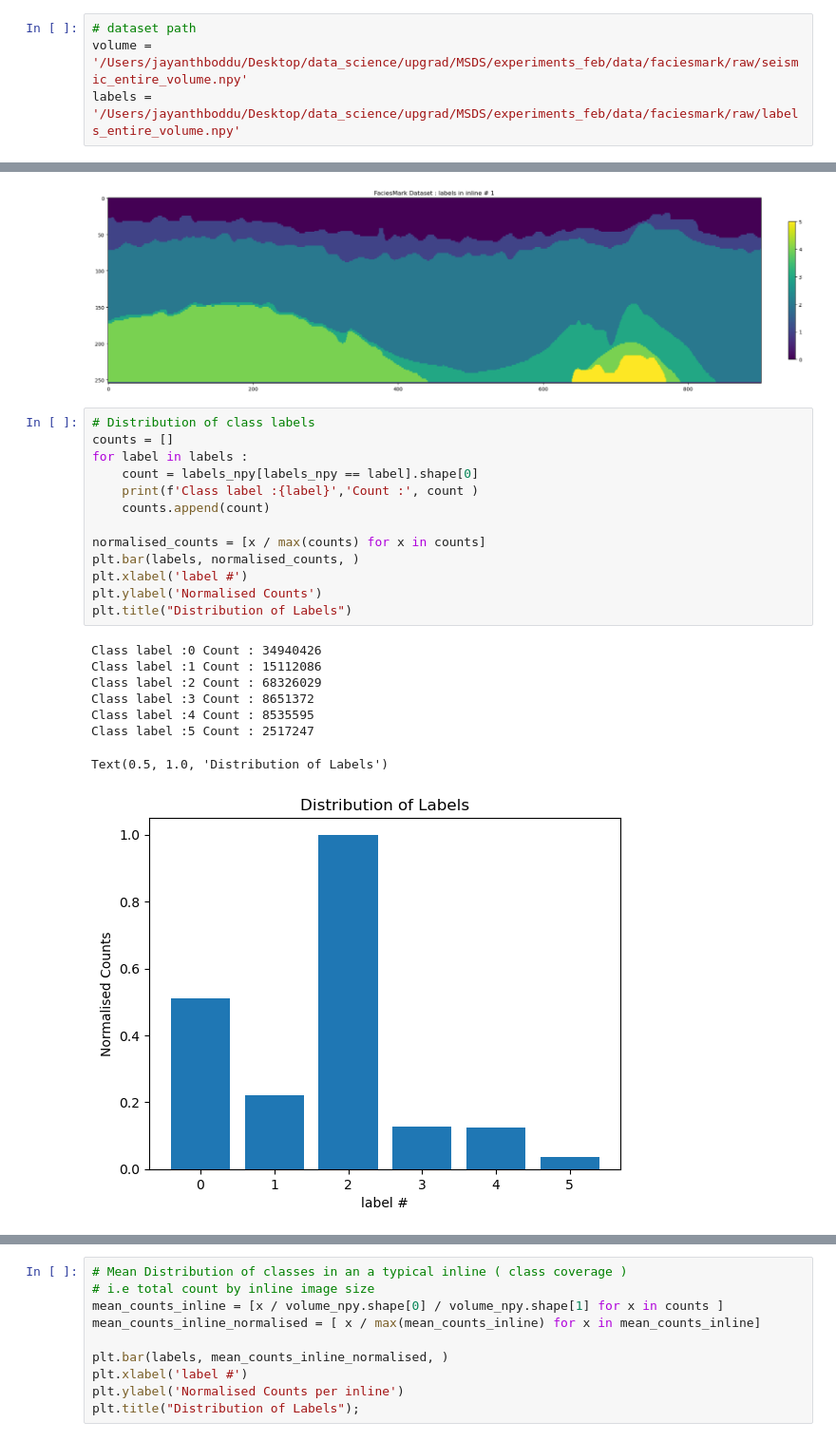
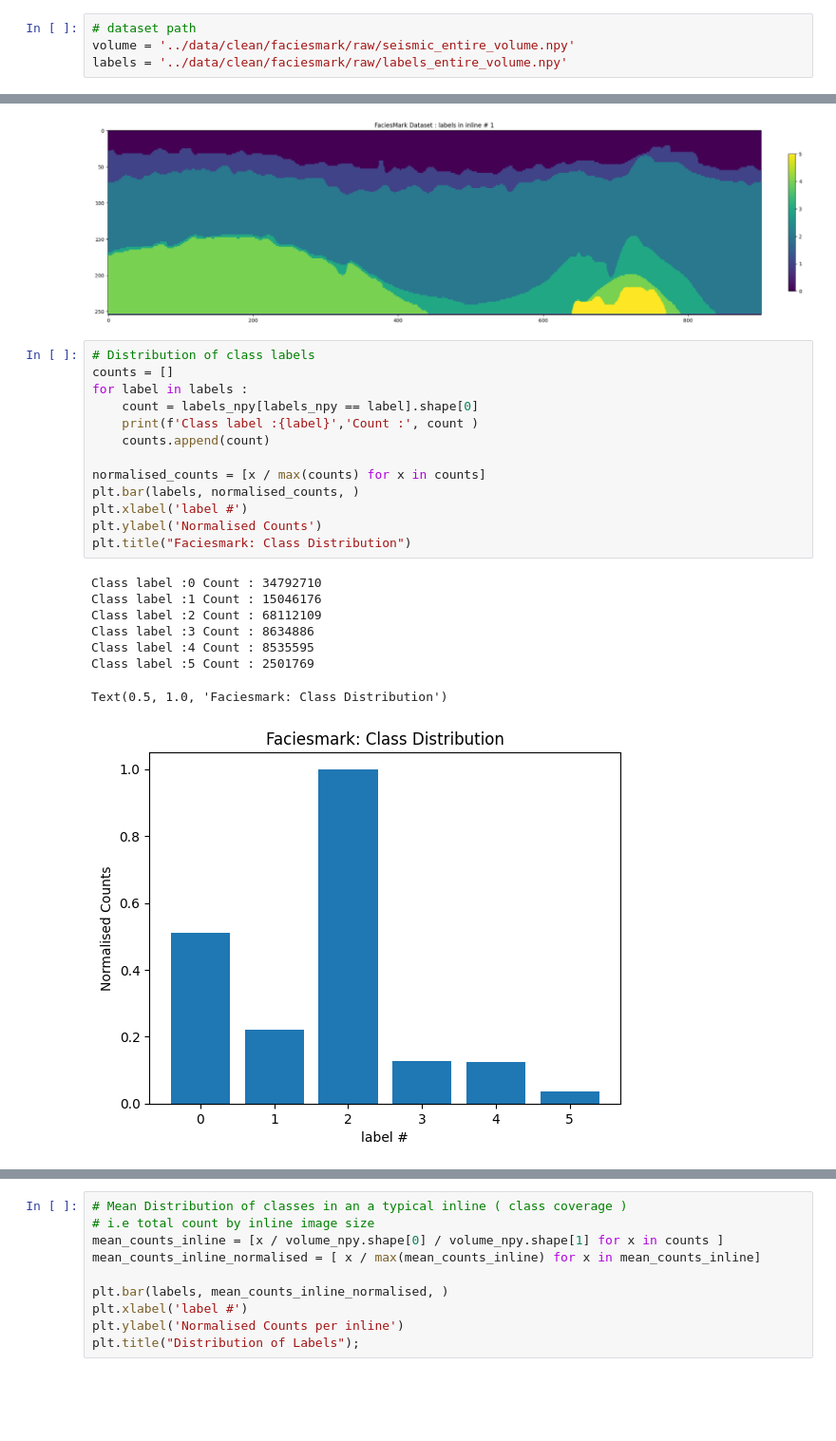
Before and after one commit to jayantb1019/adl_seismic, a Jupyter notebook: notebooks/00_faciesmark_eda.ipynb, the cells around one changed output, grey strips where cells are left out. Shown: that part at 95% size. Cells and saved outputs as stored; diff of their text form; blank space fills up the shorter version.

```diff
--- a/notebooks/00_faciesmark_eda.ipynb
+++ b/notebooks/00_faciesmark_eda.ipynb
@@ -5,8 +5,8 @@ import numpy as np
 import matplotlib.pyplot as plt
 # %%
 # dataset path
-volume = '/Users/jayanthboddu/Desktop/data_science/upgrad/MSDS/experiments_feb/data/faciesmark/raw/seismic_entire_volume.npy'
-labels = '/Users/jayanthboddu/Desktop/data_science/upgrad/MSDS/experiments_feb/data/faciesmark/raw/labels_entire_volume.npy'
+volume = '../data/clean/faciesmark/raw/seismic_entire_volume.npy'
+labels = '../data/clean/faciesmark/raw/labels_entire_volume.npy'
 # %%
 volume_npy = np.load(volume)
 labels_npy = np.load(labels)
@@ -65,25 +65,25 @@ plt.show()
 # %%
 # Distribution of class labels
 counts = []
 for label in labels :
     count = labels_npy[labels_npy == label].shape[0]
     print(f'Class label :{label}','Count :', count )
     counts.append(count)
 
 normalised_counts = [x / max(counts) for x in counts]
 plt.bar(labels, normalised_counts, )
 plt.xlabel('label #')
 plt.ylabel('Normalised Counts')
-plt.title("Distribution of Labels")
+plt.title("Faciesmark: Class Distribution")
 # %% [output]
-Class label :0 Count : 34940426
-Class label :1 Count : 15112086
-Class label :2 Count : 68326029
-Class label :3 Count : 8651372
+Class label :0 Count : 34792710
+Class label :1 Count : 15046176
+Class label :2 Count : 68112109
+Class label :3 Count : 8634886
 Class label :4 Count : 8535595
-Class label :5 Count : 2517247
+Class label :5 Count : 2501769
-Text(0.5, 1.0, 'Distribution of Labels')
+Text(0.5, 1.0, 'Faciesmark: Class Distribution')
-[figure, old version]
+[figure, new version]
 # %%
 counts
 # %% [output]
```
Also changed, not shown: parts of 8 cells of this notebook, 6 other files.
